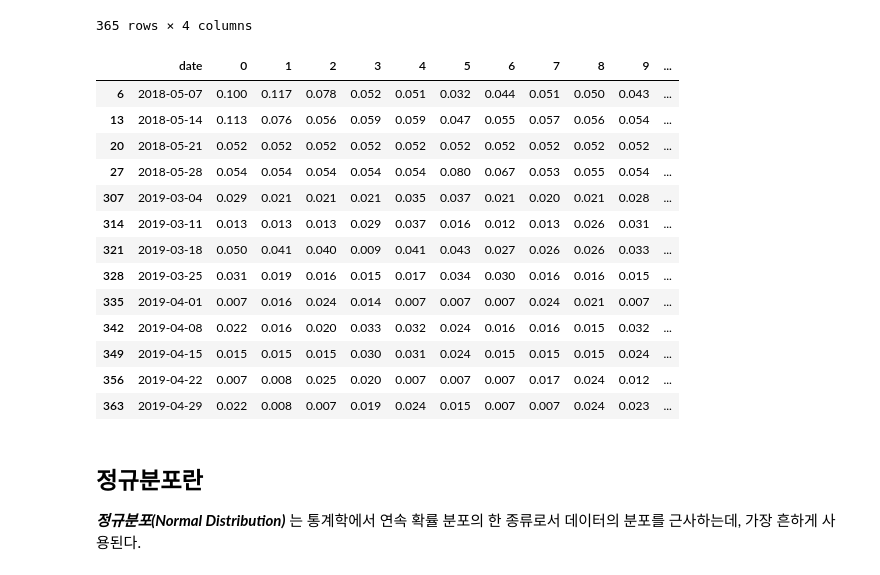
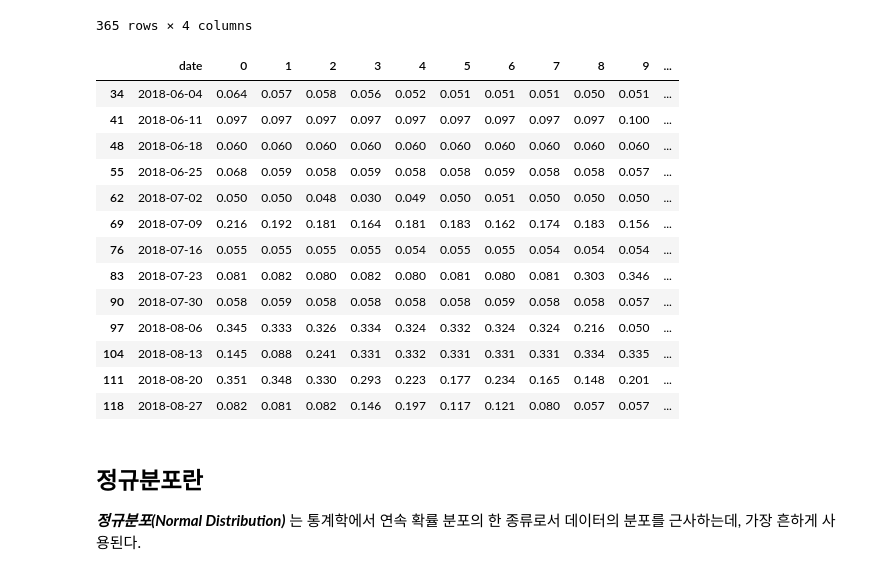
Before and after one commit to formegusto/pattern-recognition, a Jupyter notebook: 07.Distribution.ipynb, the cells around one changed output. Drawn from its saved outputs; the diff is of its cells as text; code cells hidden in the pictures.

```diff
--- a/07.Distribution.ipynb
+++ b/07.Distribution.ipynb
@@ -86,46 +86,46 @@ tsDatas.reindex(columns=['date', 'year', 'month', 'day'])
 # %%
 DAYS = {
     "월" : 0,
     "화" : 1,
     "수" : 2,
     "목" : 3,
     "금" : 4,
     "토" : 5,
     "일" : 6
 }
 
 SEASONS = {
     "봄" : ["03", "04", "05"],
     "여름" : ["06", "07", "08"],
     "가을" : ["09", "10", "11"],
     "겨울" : ["12", "01", "02"]
 }
 
 ALLDATAS = False
 DAY = "월"
-SEASON = "봄"
+SEASON = "여름"
 # ALLDATAS is tsDatas
 if ALLDATAS:
     datas = tsDatas
 else :
     datas = tsDatas[(tsDatas['month'].isin(SEASONS[SEASON]))
             & (tsDatas['date'].dt.weekday == DAYS[DAY]) ]
 datas
 # %% [output]
 |  | date | 0 | 1 | 2 | 3 | 4 | 5 | 6 | 7 | 8 | 9 | ... |
-| 6 | 2018-05-07 | 0.100 | 0.117 | 0.078 | 0.052 | 0.051 | 0.032 | 0.044 | 0.051 | 0.050 | 0.043 | ... |
-| 13 | 2018-05-14 | 0.113 | 0.076 | 0.056 | 0.059 | 0.059 | 0.047 | 0.055 | 0.057 | 0.056 | 0.054 | ... |
-| 20 | 2018-05-21 | 0.052 | 0.052 | 0.052 | 0.052 | 0.052 | 0.052 | 0.052 | 0.052 | 0.052 | 0.052 | ... |
-| 27 | 2018-05-28 | 0.054 | 0.054 | 0.054 | 0.054 | 0.054 | 0.080 | 0.067 | 0.053 | 0.055 | 0.054 | ... |
-| 307 | 2019-03-04 | 0.029 | 0.021 | 0.021 | 0.021 | 0.035 | 0.037 | 0.021 | 0.020 | 0.021 | 0.028 | ... |
-| 314 | 2019-03-11 | 0.013 | 0.013 | 0.013 | 0.029 | 0.037 | 0.016 | 0.012 | 0.013 | 0.026 | 0.031 | ... |
-| 321 | 2019-03-18 | 0.050 | 0.041 | 0.040 | 0.009 | 0.041 | 0.043 | 0.027 | 0.026 | 0.026 | 0.033 | ... |
-| 328 | 2019-03-25 | 0.031 | 0.019 | 0.016 | 0.015 | 0.017 | 0.034 | 0.030 | 0.016 | 0.016 | 0.015 | ... |
-| 335 | 2019-04-01 | 0.007 | 0.016 | 0.024 | 0.014 | 0.007 | 0.007 | 0.007 | 0.024 | 0.021 | 0.007 | ... |
-| 342 | 2019-04-08 | 0.022 | 0.016 | 0.020 | 0.033 | 0.032 | 0.024 | 0.016 | 0.016 | 0.015 | 0.032 | ... |
-| 349 | 2019-04-15 | 0.015 | 0.015 | 0.015 | 0.030 | 0.031 | 0.024 | 0.015 | 0.015 | 0.015 | 0.024 | ... |
-| 356 | 2019-04-22 | 0.007 | 0.008 | 0.025 | 0.020 | 0.007 | 0.007 | 0.007 | 0.017 | 0.024 | 0.012 | ... |
-| 363 | 2019-04-29 | 0.022 | 0.008 | 0.007 | 0.019 | 0.024 | 0.015 | 0.007 | 0.007 | 0.024 | 0.023 | ... |
+| 34 | 2018-06-04 | 0.064 | 0.057 | 0.058 | 0.056 | 0.052 | 0.051 | 0.051 | 0.051 | 0.050 | 0.051 | ... |
+| 41 | 2018-06-11 | 0.097 | 0.097 | 0.097 | 0.097 | 0.097 | 0.097 | 0.097 | 0.097 | 0.097 | 0.100 | ... |
+| 48 | 2018-06-18 | 0.060 | 0.060 | 0.060 | 0.060 | 0.060 | 0.060 | 0.060 | 0.060 | 0.060 | 0.060 | ... |
+| 55 | 2018-06-25 | 0.068 | 0.059 | 0.058 | 0.059 | 0.058 | 0.058 | 0.059 | 0.058 | 0.058 | 0.057 | ... |
+| 62 | 2018-07-02 | 0.050 | 0.050 | 0.048 | 0.030 | 0.049 | 0.050 | 0.051 | 0.050 | 0.050 | 0.050 | ... |
+| 69 | 2018-07-09 | 0.216 | 0.192 | 0.181 | 0.164 | 0.181 | 0.183 | 0.162 | 0.174 | 0.183 | 0.156 | ... |
+| 76 | 2018-07-16 | 0.055 | 0.055 | 0.055 | 0.055 | 0.054 | 0.055 | 0.055 | 0.054 | 0.054 | 0.054 | ... |
+| 83 | 2018-07-23 | 0.081 | 0.082 | 0.080 | 0.082 | 0.080 | 0.081 | 0.080 | 0.081 | 0.303 | 0.346 | ... |
+| 90 | 2018-07-30 | 0.058 | 0.059 | 0.058 | 0.058 | 0.058 | 0.058 | 0.059 | 0.058 | 0.058 | 0.057 | ... |
+| 97 | 2018-08-06 | 0.345 | 0.333 | 0.326 | 0.334 | 0.324 | 0.332 | 0.324 | 0.324 | 0.216 | 0.050 | ... |
+| 104 | 2018-08-13 | 0.145 | 0.088 | 0.241 | 0.331 | 0.332 | 0.331 | 0.331 | 0.331 | 0.334 | 0.335 | ... |
+| 111 | 2018-08-20 | 0.351 | 0.348 | 0.330 | 0.293 | 0.223 | 0.177 | 0.234 | 0.165 | 0.148 | 0.201 | ... |
+| 118 | 2018-08-27 | 0.082 | 0.081 | 0.082 | 0.146 | 0.197 | 0.117 | 0.121 | 0.080 | 0.057 | 0.057 | ... |
 # %% [markdown]
 정규분포란
 ---
```
Also changed, not shown: parts of 7 cells of this notebook, 1 other file.
